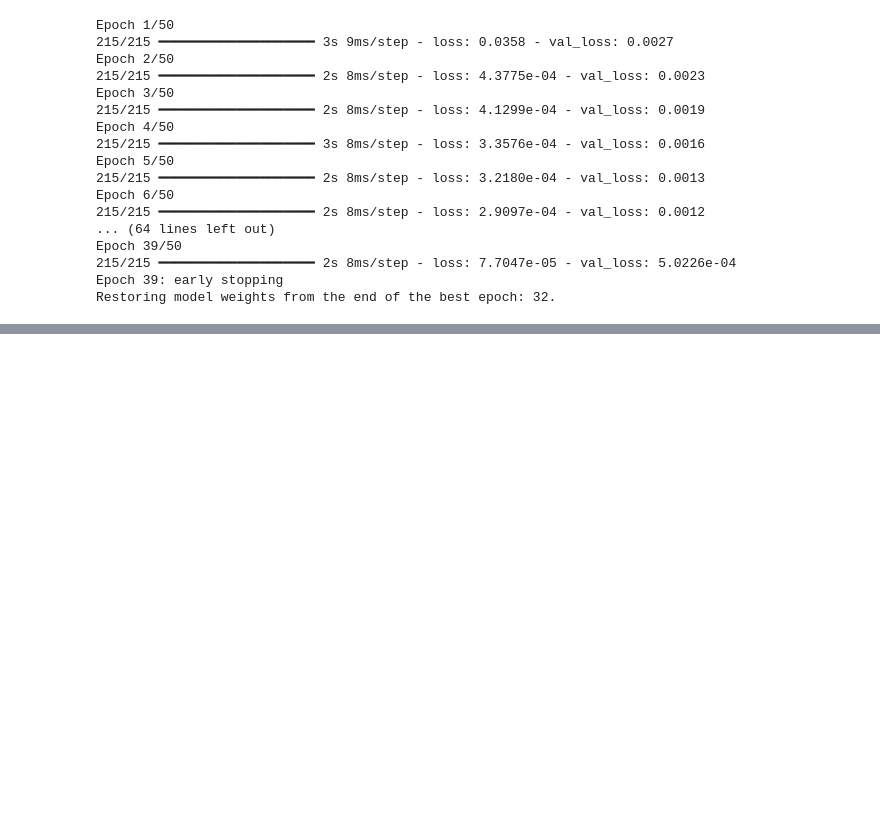
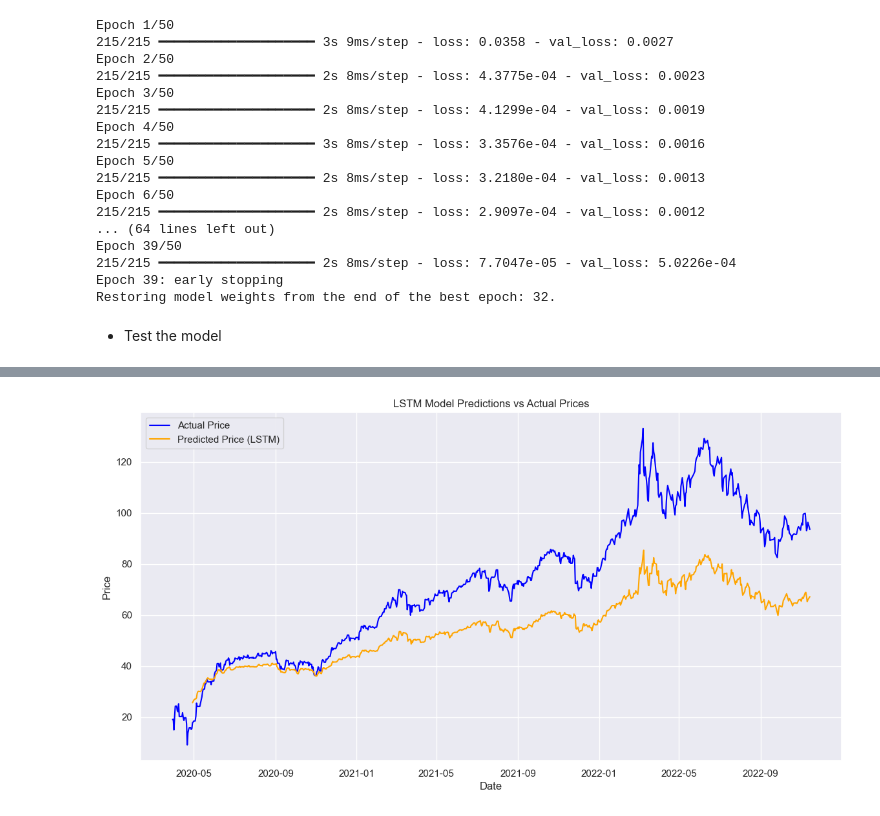
Before and after one commit to WildCayote/Brent-Oil-Market-Dynamics, a Jupyter notebook: notebooks/modeling.ipynb, the cells around one changed output, grey strips where cells are left out. Saved outputs shown, nothing was run; the diff lists cells and outputs as text; code cells hidden in the pictures; blank space fills up the shorter version.

Commit message:
Feat: Tested the model

```diff
--- a/notebooks/modeling.ipynb
+++ b/notebooks/modeling.ipynb
@@ -142,3 +142,8 @@ Epoch 39/50
 215/215 ━━━━━━━━━━━━━━━━━━━━ 2s 8ms/step - loss: 7.7047e-05 - val_loss: 5.0226e-04
 Epoch 39: early stopping
 Restoring model weights from the end of the best epoch: 32.
+# %% [markdown]
+- Test the model
+# %%
+lstm_model.test_model()
+# %% [output]
@@ -144,0 +152 @@ Restoring model weights from the end of the best epoch: 32.
+[figure, added]
```
Also changed, not shown: parts of 1 cell of this notebook.
